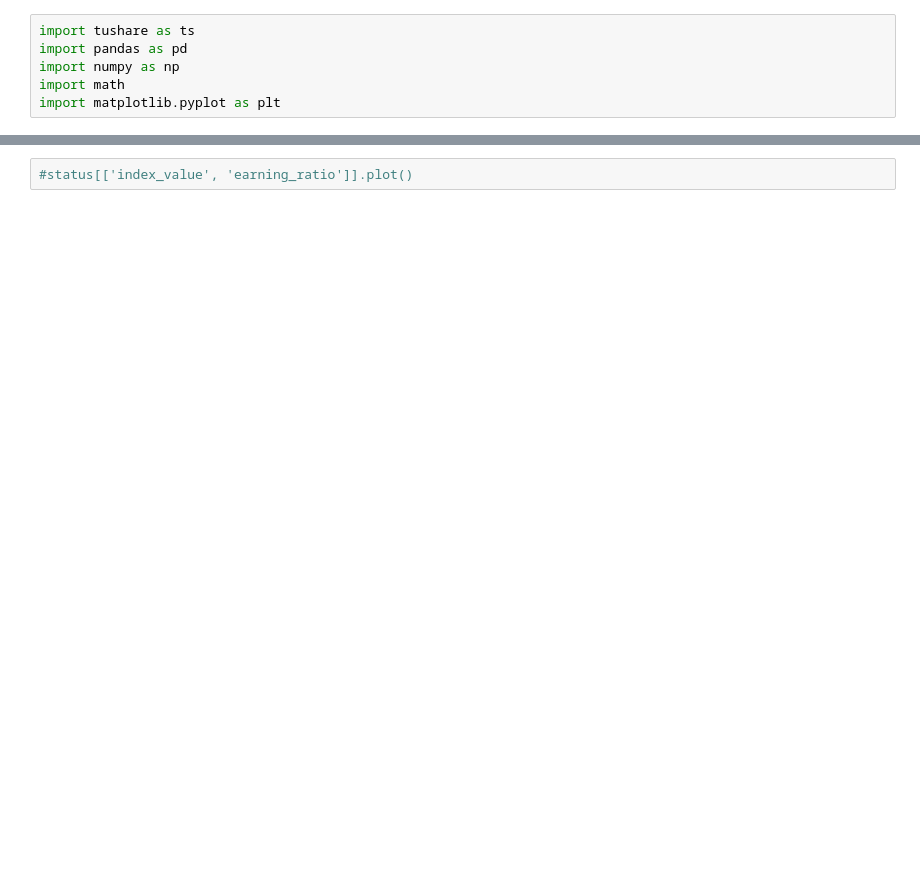
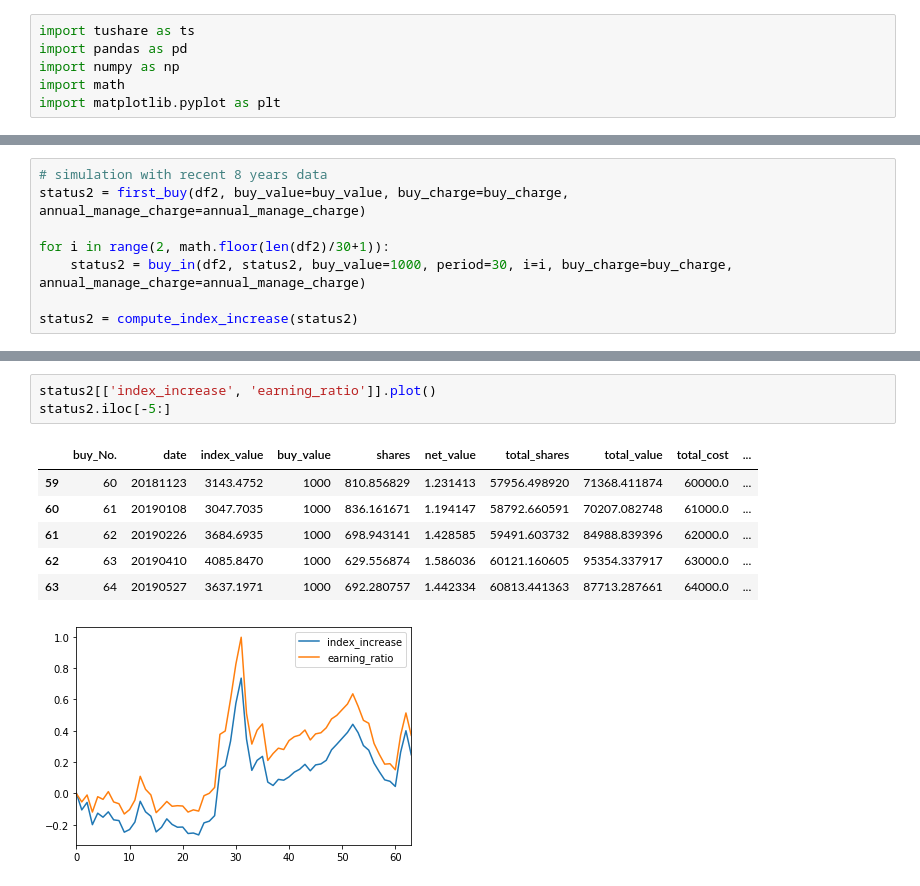
Before and after one commit to MacondoRain/A-share-data-analysis, a Jupyter notebook: Shanghai-Shenzhen 300 index AIP.ipynb, the cells around one changed output, grey strips where cells are left out. Drawn from its saved outputs; the diff is of its cells as text; blank space fills up the shorter version.

```diff
--- a/Shanghai-Shenzhen 300 index AIP.ipynb
+++ b/Shanghai-Shenzhen 300 index AIP.ipynb
@@ -113,0 +126,8 @@ status
+# %%
+# simulation with recent 8 years data
+status2 = first_buy(df2, buy_value=buy_value, buy_charge=buy_charge, annual_manage_charge=annual_manage_charge)
+
+for i in range(2, math.floor(len(df2)/30+1)):
+    status2 = buy_in(df2, status2, buy_value=1000, period=30, i=i, buy_charge=buy_charge, annual_manage_charge=annual_manage_charge)
+
+status2 = compute_index_increase(status2)
@@ -116,2 +162,11 @@ status
-# %%
-#status[['index_value', 'earning_ratio']].plot()
+# %%
+status2[['index_increase', 'earning_ratio']].plot()
+status2.iloc[-5:]
+# %% [output]
+|  | buy_No. | date | index_value | buy_value | shares | net_value | total_shares | total_value | total_cost | ... |
+| 59 | 60 | 20181123 | 3143.4752 | 1000 | 810.856829 | 1.231413 | 57956.498920 | 71368.411874 | 60000.0 | ... |
+| 60 | 61 | 20190108 | 3047.7035 | 1000 | 836.161671 | 1.194147 | 58792.660591 | 70207.082748 | 61000.0 | ... |
+| 61 | 62 | 20190226 | 3684.6935 | 1000 | 698.943141 | 1.428585 | 59491.603732 | 84988.839396 | 62000.0 | ... |
+| 62 | 63 | 20190410 | 4085.8470 | 1000 | 629.556874 | 1.586036 | 60121.160605 | 95354.337917 | 63000.0 | ... |
+| 63 | 64 | 20190527 | 3637.1971 | 1000 | 692.280757 | 1.442334 | 60813.441363 | 87713.287661 | 64000.0 | ... |
+[figure, added]
```
Also changed, not shown: parts of 17 cells of this notebook, 3 other files.
